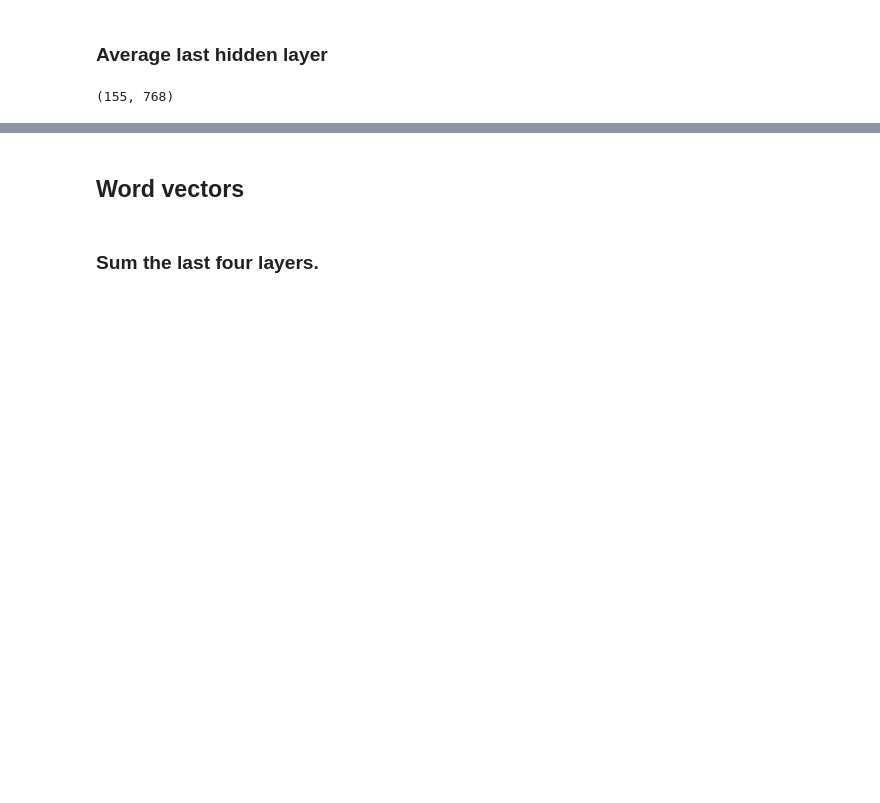
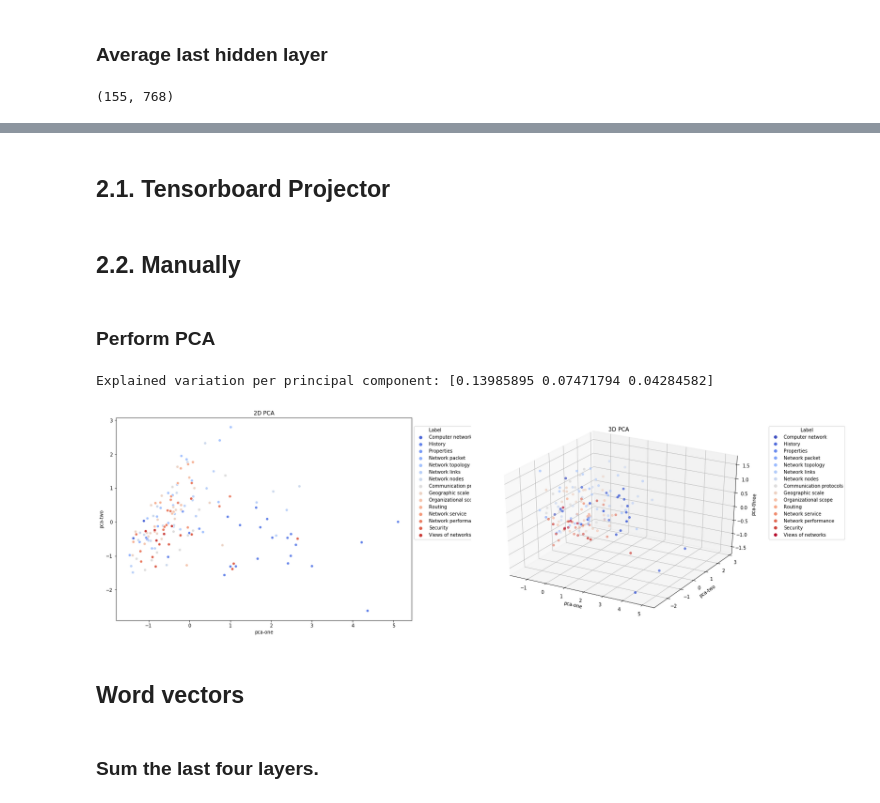
Before and after one commit to ant-louis/netbert, a Jupyter notebook: Code/Training/Embedding/sentence_embedding.ipynb, the cells around one changed output, grey strips where cells are left out. Saved outputs shown, nothing was run; the diff lists cells and outputs as text; code cells hidden in the pictures; blank space fills up the shorter version.

```diff
--- a/Code/Training/Embedding/sentence_embedding.ipynb
+++ b/Code/Training/Embedding/sentence_embedding.ipynb
@@ -180,3 +210,5 @@ sentence_embeddings.shape
+# %% [markdown]
+## 2.1. Tensorboard Projector
 # %%
 def generate_colors(x):
     """
@@ -210,6 +242,50 @@ writer.add_embedding(sentence_embeddings, metadata=df.Sentence.values, label_img
 
 # Close writer
 writer.close()
+# %% [markdown]
+## 2.2. Manually
+# %% [markdown]
+### Perform PCA
+# %%
+pca = PCA(n_components=3, random_state = 42)
+pca_result = pca.fit_transform(sentence_embeddings)
+
+df['pca-one'] = pca_result[:,0]
+df['pca-two'] = pca_result[:,1]
+df['pca-three'] = pca_result[:,2]
+print('Explained variation per principal component: {}'.format(pca.explained_variance_ratio_))
+# %% [output]
+Explained variation per principal component: [0.13985895 0.07471794 0.04284582]
+# %%
+fig = plt.figure(figsize=(25,8))
+
+# PCA in 2D
+ax1 = fig.add_subplot(1, 2, 1)
+sns.scatterplot(
+    x = df['pca-one'],
+    y = df['pca-two'],
+    hue = df["Label"],
+    palette = "coolwarm")
+ax1.set_title("2D PCA")
+ax1.legend(loc='center left', bbox_to_anchor=(1, 0.68))
+
+# PCA in 3D
+ax2 = fig.add_subplot(1, 2, 2, projection='3d')
+scatter = ax2.scatter(
+    xs=df["pca-one"],
+    ys=df["pca-two"],
+    zs=df["pca-three"],
+    c=df["Label_id"],
+    cmap='coolwarm')
+handles,_ = scatter.legend_elements(num=len(labels))
+ax2.legend(handles, labels, loc="center left", title="Label", bbox_to_anchor=(1, 0.68))
+ax2.set_title("3D PCA")
+ax2.set_xlabel('pca-one')
+ax2.set_ylabel('pca-two')
+ax2.set_zlabel('pca-three')
+plt.show()
+# %% [output]
+[figure, added]
 # %% [markdown]
 ## Word vectors
 # %% [markdown]
```
Also changed, not shown: parts of 10 cells of this notebook, 3 other files.
